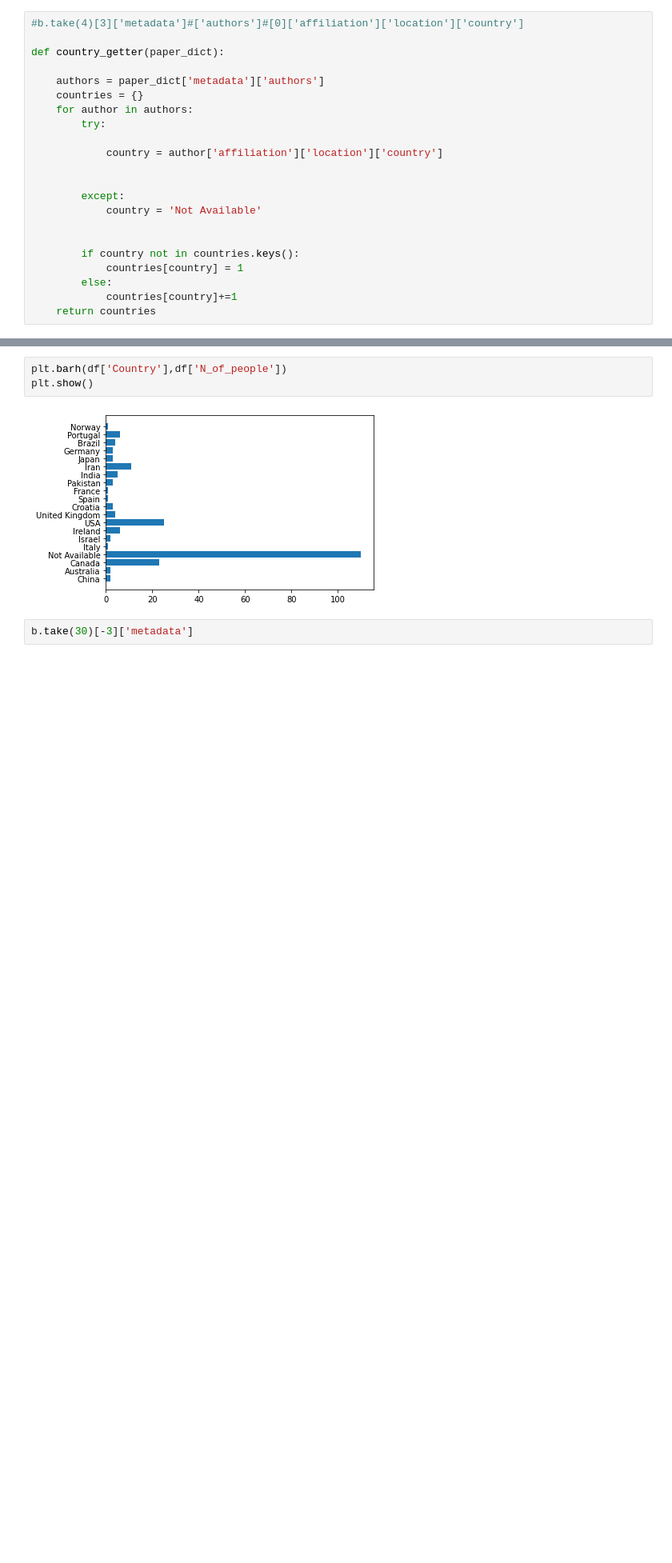
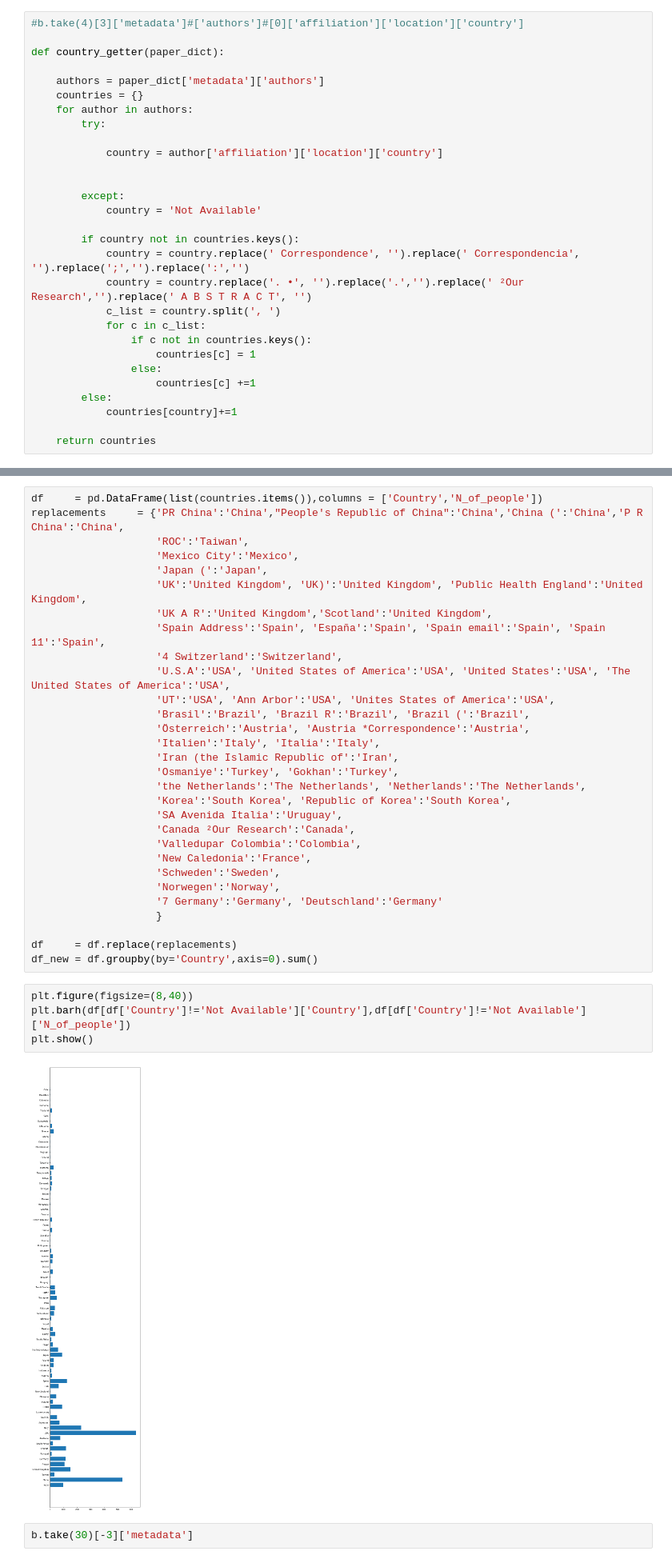
Before and after one commit to GhidoniR/Meta_Analysis_of_COVID_papers, a Jupyter notebook: COVID_project_notebook.ipynb, the cells around one changed output, grey strips where cells are left out. Shown at 80% size. Saved outputs shown, nothing was run; the diff lists cells and outputs as text; blank space fills up the shorter version.

Commit message:
Added country corrections

```diff
--- a/COVID_project_notebook.ipynb
+++ b/COVID_project_notebook.ipynb
@@ -223,11 +267,18 @@ def country_getter(paper_dict):
         except:
             country = 'Not Available'
 
-
         if country not in countries.keys():
-            countries[country] = 1
+            country = country.replace(' Correspondence', '').replace(' Correspondencia', '').replace(';','').replace(':','')
+            country = country.replace('. •', '').replace('.','').replace(' ²Our Research','').replace(' A B S T R A C T', '')
+            c_list = country.split(', ')
+            for c in c_list:
+                if c not in countries.keys():
+                    countries[c] = 1
+                else:
+                    countries[c] +=1
         else:
             countries[country]+=1
+
     return countries
 # %%
 countries = b.map(country_getter).fold(reduce_counts).compute()
@@ -242,8 +328,39 @@ df_new = df.groupby(by='Country',axis=0).sum()
+# %%
+df     = pd.DataFrame(list(countries.items()),columns = ['Country','N_of_people'])
+replacements     = {'PR China':'China',"People's Republic of China":'China','China (':'China','P R China':'China',
+                    'ROC':'Taiwan',
+                    'Mexico City':'Mexico',
+                    'Japan (':'Japan',
+                    'UK':'United Kingdom', 'UK)':'United Kingdom', 'Public Health England':'United Kingdom',
+                    'UK A R':'United Kingdom','Scotland':'United Kingdom',
+                    'Spain Address':'Spain', 'España':'Spain', 'Spain email':'Spain', 'Spain 11':'Spain',
+                    '4 Switzerland':'Switzerland',
+                    'U.S.A':'USA', 'United States of America':'USA', 'United States':'USA', 'The United States of America':'USA',
+                    'UT':'USA', 'Ann Arbor':'USA', 'Unites States of America':'USA',
+                    'Brasil':'Brazil', 'Brazil R':'Brazil', 'Brazil (':'Brazil',
+                    'Österreich':'Austria', 'Austria *Correspondence':'Austria',
+                    'Italien':'Italy', 'Italia':'Italy',
+                    'Iran (the Islamic Republic of':'Iran',
+                    'Osmaniye':'Turkey', 'Gokhan':'Turkey',
+                    'the Netherlands':'The Netherlands', 'Netherlands':'The Netherlands',
+                    'Korea':'South Korea', 'Republic of Korea':'South Korea',
+                    'SA Avenida Italia':'Uruguay',
+                    'Canada ²Our Research':'Canada',
+                    'Valledupar Colombia':'Colombia',
+                    'New Caledonia':'France',
+                    'Schweden':'Sweden',
+                    'Norwegen':'Norway',
+                    '7 Germany':'Germany', 'Deutschland':'Germany'
+                    }
+
+df     = df.replace(replacements)
+df_new = df.groupby(by='Country',axis=0).sum()
 # %%
-plt.barh(df['Country'],df['N_of_people'])
+plt.figure(figsize=(8,40))
+plt.barh(df[df['Country']!='Not Available']['Country'],df[df['Country']!='Not Available']['N_of_people'])
 plt.show()
 # %% [output]
-[figure, old version]
+[figure, new version]
 # %%
 b.take(30)[-3]['metadata']
 # %% [output]
```
Also changed, not shown: parts of 14 cells of this notebook, 5 other files.
